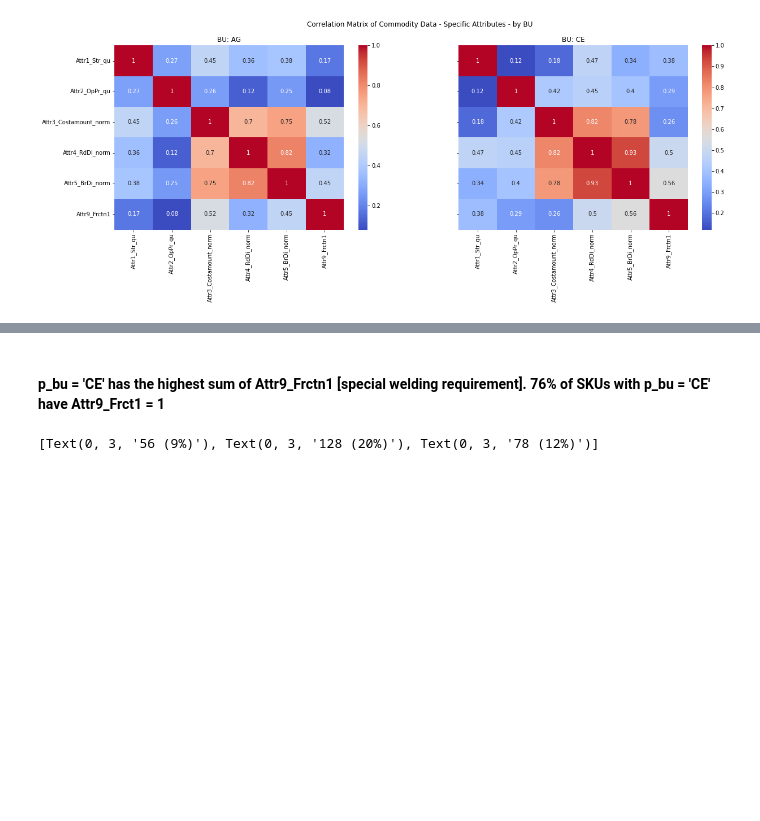
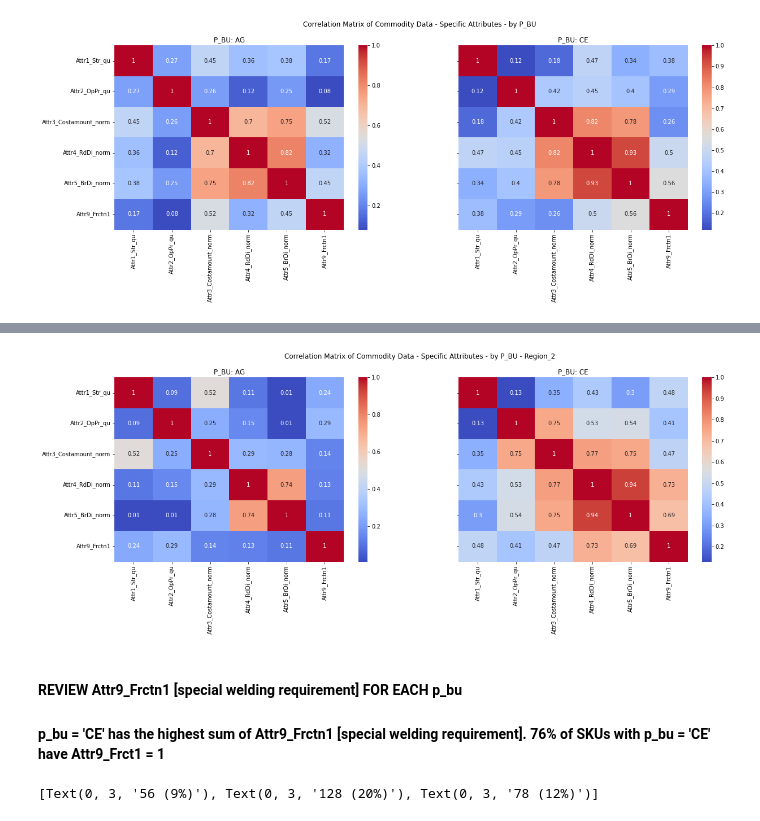
Before and after one commit to prasiyer/SKU_Clusters, a Jupyter notebook: Code/CMD_Cluster_Analysis.ipynb, the cells around one changed output, grey strips where cells are left out. Drawn from its saved outputs; the diff is of its cells as text; code cells hidden in the pictures; blank space fills up the shorter version.

```diff
--- a/Code/CMD_Cluster_Analysis.ipynb
+++ b/Code/CMD_Cluster_Analysis.ipynb
@@ -108,4 +125,17 @@ for i, p_bu in enumerate(['AG', 'CE']):
+# %%
+# plot the correlation plot for p_region = 'Region_2' for each p_bu
+fig, axes = plt.subplots(1, 2, figsize = (20, 6), sharex = True, sharey = True)
+fig.suptitle('Correlation Matrix of Commodity Data - Specific Attributes - by P_BU - Region_2')
+for i, p_bu in enumerate(['AG', 'CE']):
+    corr = cmd_data[(cmd_data['p_region'] == 'Region_2') & (cmd_data['p_bu'] == p_bu)][corr_attributes].corr().abs()
+    #set the precision in corr dataframe to 2
+    corr = corr.round(2)
+    ax = sns.heatmap(corr, annot = True, cmap = 'coolwarm', ax = axes[i])
+    ax.set_title('P_BU: ' + p_bu)
+# %% [output]
+[figure, added]
 # %% [markdown]
+#### REVIEW Attr9_Frctn1 [special welding requirement] FOR EACH p_bu
 #### p_bu = 'CE' has the highest sum of Attr9_Frctn1 [special welding requirement]. 76% of SKUs with p_bu = 'CE' have Attr9_Frct1 = 1
 # %%
 ax = cmd_data.groupby(by = 'p_bu')['Attr9_Frctn1'].sum().loc[['AG', 'CE', 'AS']].plot(kind = 'bar', figsize = (10, 6), title = 'Attr9_Frctn1 by BU')
```
Also changed, not shown: parts of 17 cells of this notebook.
